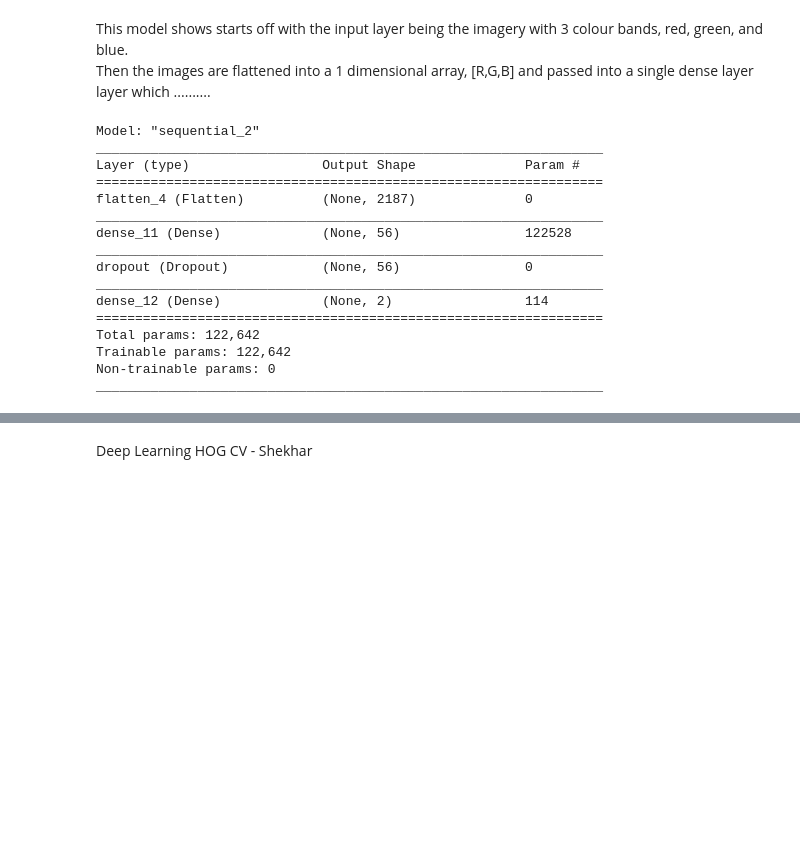
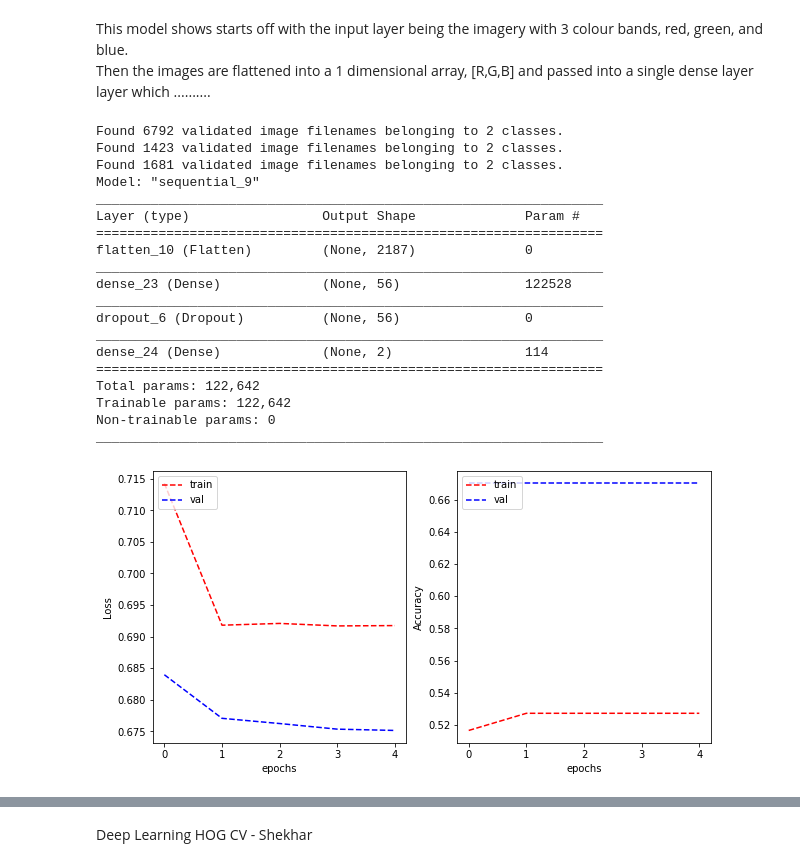
Before and after one commit to Luke-Mason/CML-Assignment-2, a Jupyter notebook: Luke.ipynb, the cells around one changed output, grey strips where cells are left out. Cells and saved outputs as stored; diff of their text form; code cells hidden in the pictures; blank space fills up the shorter version.

```diff
--- a/Luke.ipynb
+++ b/Luke.ipynb
@@ -773,37 +786,46 @@ Then the images are flattened into a 1 dimensional array, [R,G,B] and passed int
 # %%
 # Initial_hyper_parameters.
 parameters = {
   "hidden_layer_dim": 56,
   "optimizer": 'adam',
   "loss": tf.keras.losses.CategoricalCrossentropy(from_logits=True),
   "metrics": ['categorical_accuracy'],
-  "epochs": 500,
+  "epochs": 5,
   "batch_size": 32
 }
 
 # The Deep Neural Network Layer Structure.
-initial_nn = [
+model_1 = tf.keras.Sequential([
     tf.keras.layers.Flatten(input_shape=INPUT_DIM),
     tf.keras.layers.Dense(parameters["hidden_layer_dim"], activation='relu'),
     tf.keras.layers.Dropout(0.3),
     tf.keras.layers.Dense(OUTPUT_CLASSES)
-]
+])
 
-mlp(main_train_imagery_set, main_val_imagery_set, main_test_imagery_set, parameters, initial_nn)
+# Train MLP.
+mlp(main_train_imagery_set, main_val_imagery_set, main_test_imagery_set, parameters, model_1)
+
+# Save model 1
+model_1.save("model_1")
+!cp -R ./model_1 /content/drive/'My Drive'/CML-Assignment-2/models/
 # %% [output]
-Model: "sequential_2"
+Found 6792 validated image filenames belonging to 2 classes.
+Found 1423 validated image filenames belonging to 2 classes.
+Found 1681 validated image filenames belonging to 2 classes.
+Model: "sequential_9"
 _________________________________________________________________
 Layer (type)                 Output Shape              Param #
 =================================================================
-flatten_4 (Flatten)          (None, 2187)              0
+flatten_10 (Flatten)         (None, 2187)              0
 _________________________________________________________________
-dense_11 (Dense)             (None, 56)                122528
+dense_23 (Dense)             (None, 56)                122528
 _________________________________________________________________
-dropout (Dropout)            (None, 56)                0
+dropout_6 (Dropout)          (None, 56)                0
 _________________________________________________________________
-dense_12 (Dense)             (None, 2)                 114
+dense_24 (Dense)             (None, 2)                 114
 =================================================================
 Total params: 122,642
 Trainable params: 122,642
 Non-trainable params: 0
 _________________________________________________________________
+[figure, added]
```
Also changed, not shown: parts of 9 cells of this notebook.
